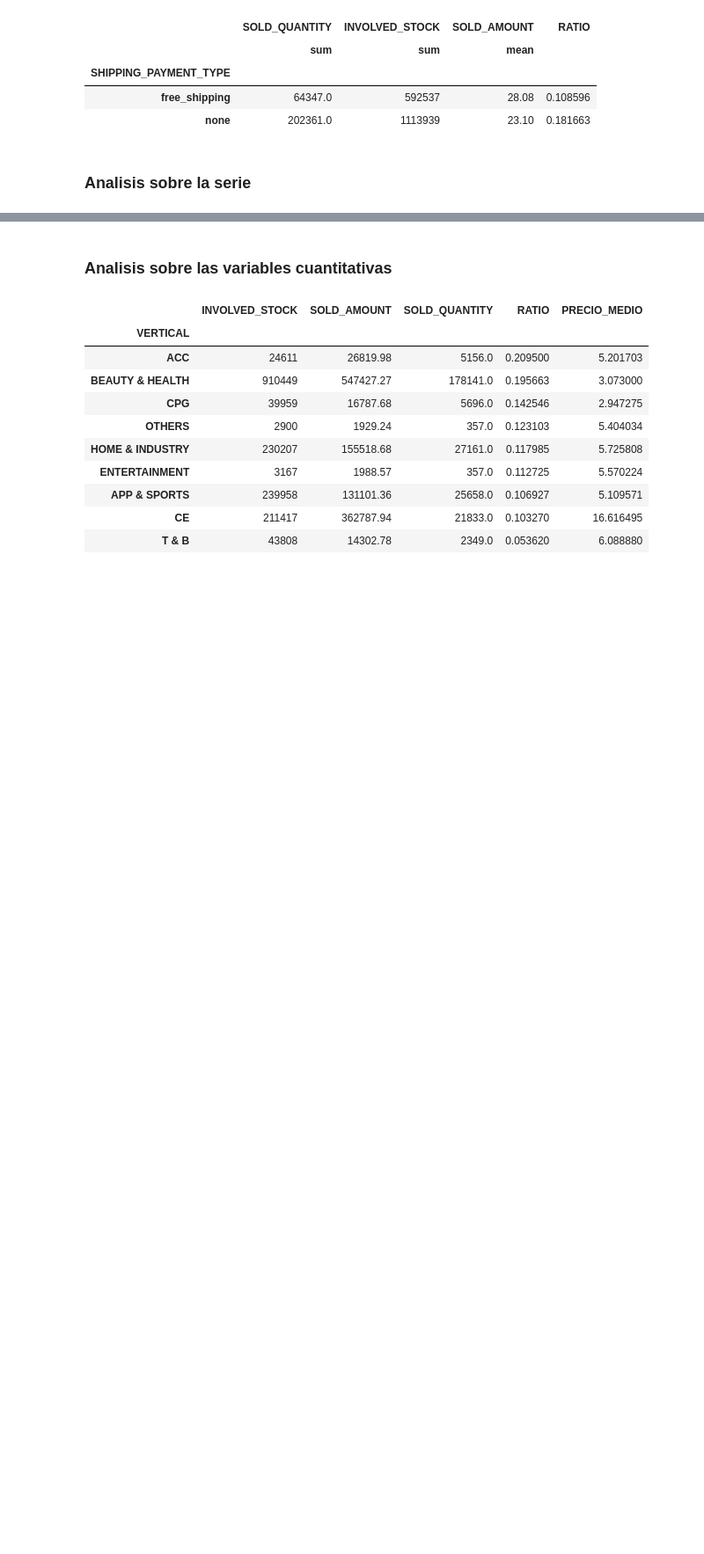
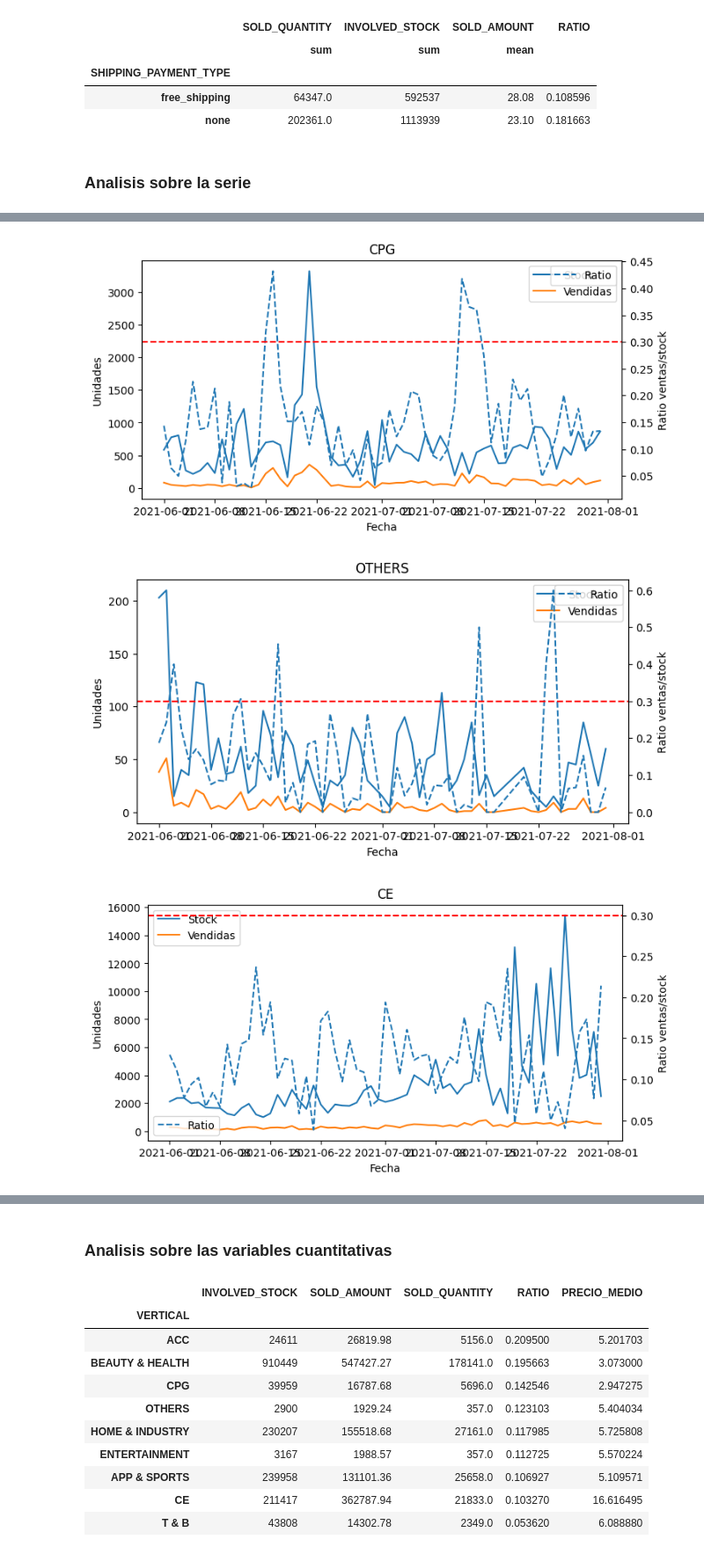
Before and after one commit to ijlm/reto-shipping, a Jupyter notebook: 01_ofertas_relampago/eda_ofertas.ipynb, the cells around one changed output, grey strips where cells are left out. Shown at 88% size. Drawn from its saved outputs; the diff is of its cells as text; code cells hidden in the pictures; blank space fills up the shorter version.

```diff
--- a/01_ofertas_relampago/eda_ofertas.ipynb
+++ b/01_ofertas_relampago/eda_ofertas.ipynb
@@ -217,4 +215,0 @@ func_ratio(df.fillna(0),"todo","OFFER_START_DATE")
-# %%
-for i in df.fillna(0).VERTICAL.unique():
-    df_tmp=df[df.VERTICAL == i]
-    func_ratio(df_tmp,i)
@@ -238,0 +224,8 @@ func_ratio(df.fillna(0),"todo","DIA")
+# %%
+for i in df.VERTICAL.unique():
+    df_tmp=df[df.VERTICAL == i]
+    func_ratio(df_tmp,i,'OFFER_START_DATE')
+# %% [output]
+[figure, added]
+[figure, added]
+[figure, added]
```
Also changed, not shown: parts of 13 cells of this notebook, 1 other file.
